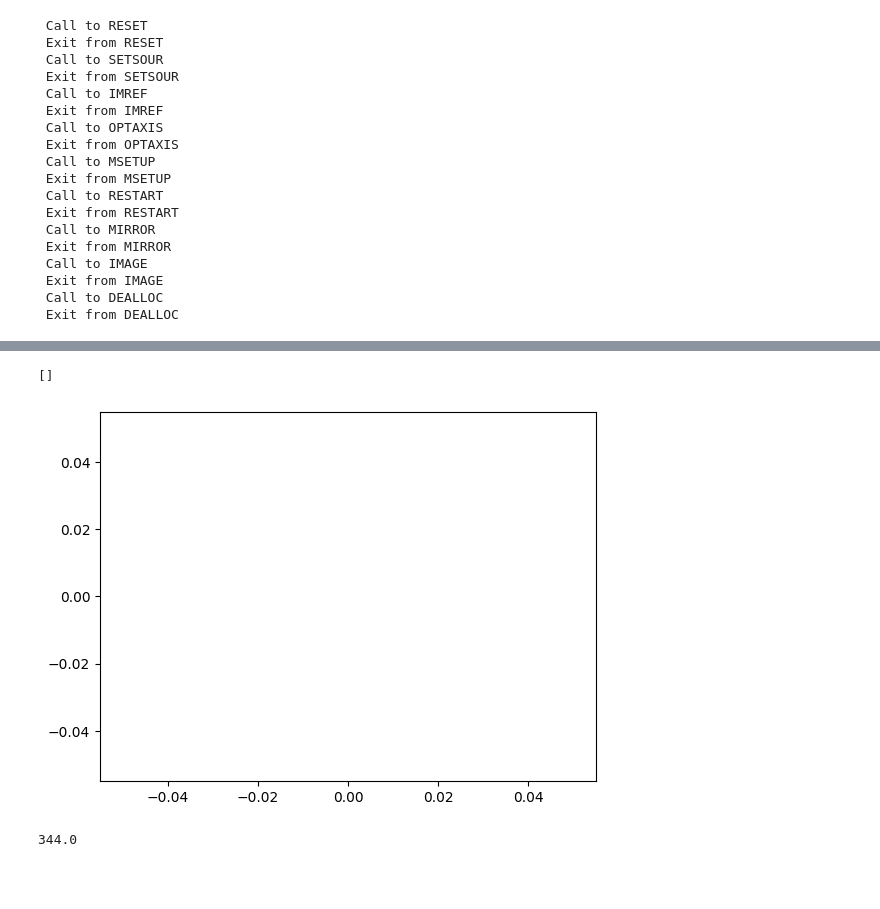
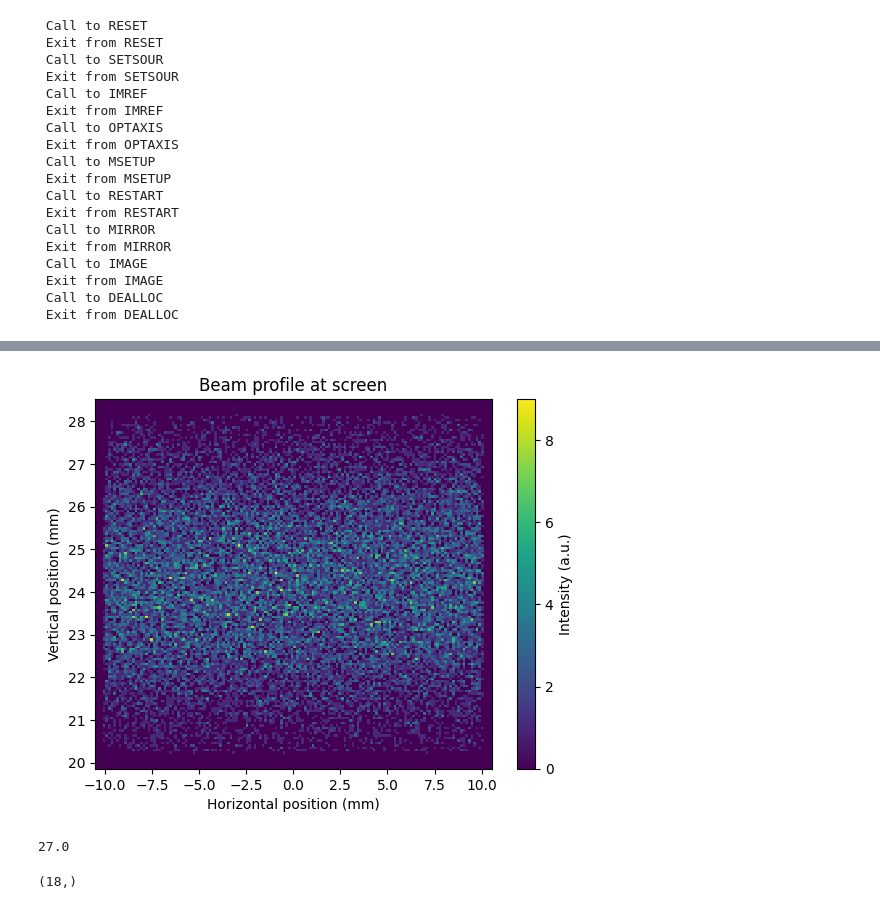
Before and after one commit to amici-lnls/cax-control, a Jupyter notebook: notebooks/cax_shadow_experiments.ipynb, the cells around one changed output, grey strips where cells are left out. Drawn from its saved outputs; the diff is of its cells as text; code cells hidden in the pictures; blank space fills up the shorter version.

Commit message:
Exploratory testing on Shadow's histogram approach to image acquisition

```diff
--- a/notebooks/cax_shadow_experiments.ipynb
+++ b/notebooks/cax_shadow_experiments.ipynb
@@ -239,6 +244,8 @@ Central Axis parameters :
 +++++++++++++++++++++++++++++++++++++++++++++++++++++++++++++++++++++++++++++++
 ***************                 E N D                  ***************
 +++++++++++++++++++++++++++++++++++++++++++++++++++++++++++++++++++++++++++++++
+# %%
+beam = Shadow.Beam()
 # %%
 # Generate source rays
 
@@ -297,0 +349,4 @@ beam.traceOE(oe1,1)
+# %%
+
+
+ticket = beam.histo2(1, 3, nbins=150, nolost=1, ref=23)
@@ -298,12 +373,21 @@ beam.traceOE(oe1,1)
 # %%
 import matplotlib.pyplot as plt
-# %%
-beam.histo1(1)
-plt.plot()
-# %% [output]
-[]
-[figure, removed]
+# %%
+# plt.imshow(ticket["histogram"], extent=(ticket["bin_h_center"][0], ticket["bin_h_center"][-1], ticket["bin_v_center"][0], ticket["bin_v_center"][-1]), origin="lower")
+
+plt.pcolormesh(ticket["bin_h_center"], ticket["bin_v_center"], ticket["histogram"].T, shading="auto")
+plt.xlabel("Horizontal position (mm)")
+plt.ylabel("Vertical position (mm)")
+plt.title("Beam profile at screen")
+plt.colorbar(label="Intensity (a.u.)")
+plt.show()
+# %% [output]
+[figure, added]
 # %%
 print(beam.histo1(1)['histogram'][0])
 # %% [output]
-344.0
+27.0
+# %%
+beam.rays[0].shape
+# %% [output]
+(18,)
```
Also changed, not shown: parts of 19 cells of this notebook, 4 other files.
